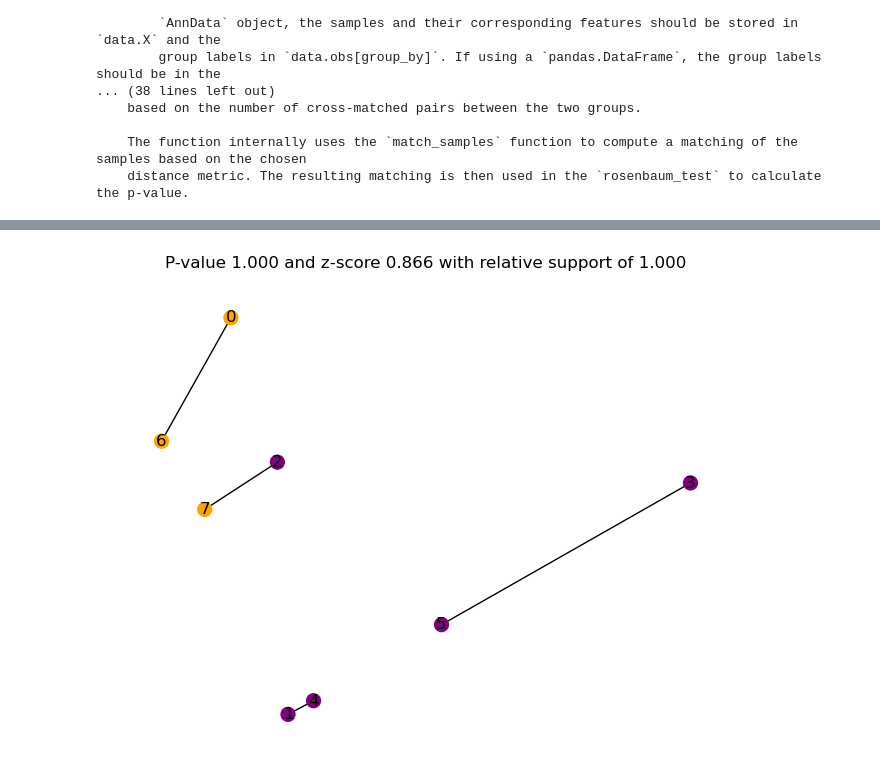
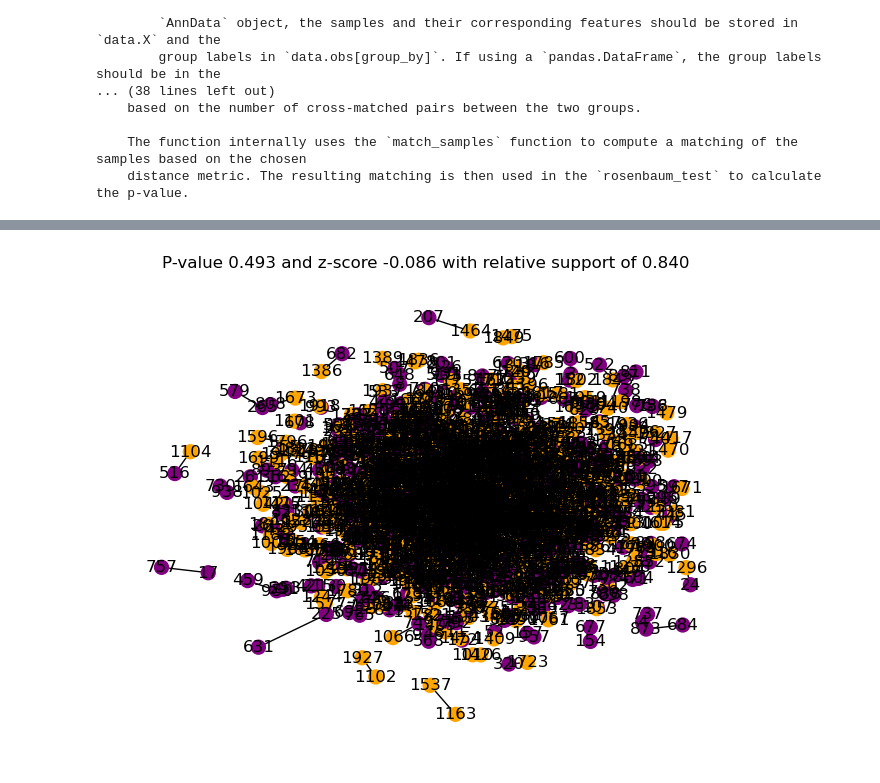
Before and after one commit to bionetslab/scXMatch_paper, a Jupyter notebook: notebooks/demo.ipynb, the cells around one changed output, grey strips where cells are left out. Cells and saved outputs as stored; diff of their text form; code cells hidden in the pictures.

```diff
--- a/notebooks/demo.ipynb
+++ b/notebooks/demo.ipynb
@@ -37,11 +37,11 @@ rosenbaum(adata, group_by, test_group, reference='rest', metric='mahalanobis', r
     The function internally uses the `match_samples` function to compute a matching of the samples based on the chosen
     distance metric. The resulting matching is then used in the `rosenbaum_test` to calculate the p-value.
 # %%
-samples_A = [np.random.normal(0, 1, 2) for _ in range(5)]
-samples_B = [np.random.normal(0, 1, 2) for _ in range(3)]
+samples_A = [np.random.normal(0, 1, 2) for _ in range(1000)]
+samples_B = [np.random.normal(0, 1, 2) for _ in range(1000)]
 samples_C = [np.random.normal(5, 1, 2) for _ in range(11)]
 
-groups = ["A"] * 5 + ["B"] * 3 # + ["C"] * 11
+groups = ["A"] * 1000 + ["B"] * 1000 # + ["C"] * 11
 samples = np.array(samples_A + samples_B) # + samples_C)
 adata = ad.AnnData(samples)
 adata.obs["Group"] = groups
@@ -104,12 +84,13 @@ P-value 1.0 Z-score 0.8660254037844387 Relative support 1.0
 # %%
+used_elements = list(chain.from_iterable(nx_matching))
 G = nx.Graph()
 G.add_edges_from(nx_matching)
-pos = {i: samples[i] for i in range(len(samples))}
-labels = {i: i for i in range(len(samples))}
-colors = adata.obs["Group"].replace({"A": "purple", "B": "orange"}).values
+pos = {i: samples[i] for i in used_elements}
+labels = {i: i for i in used_elements}
+colors = adata.obs["Group"].replace({"A": "purple", "B": "orange"}).values[used_elements]
 nx.draw(G, pos=pos, node_color=colors, labels=labels, node_size=100)
 plt.title(f"P-value {p_val:.3f} and z-score {z:.3f} with relative support of {support:.3f}")
 plt.show()
 # %% [output]
-[figure, old version]
+[figure, new version]
 # %%
```
Also changed, not shown: parts of 8 cells of this notebook, 6 other files.
